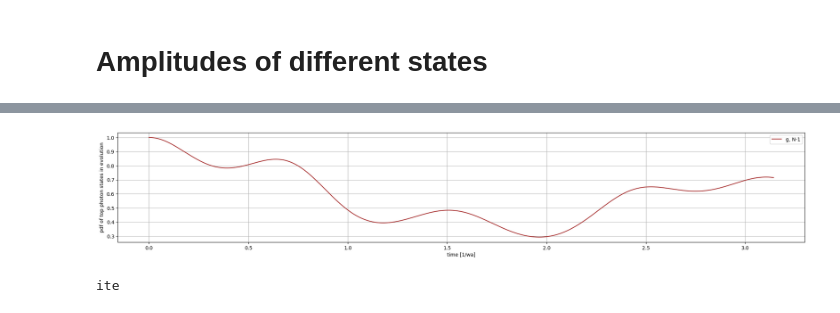
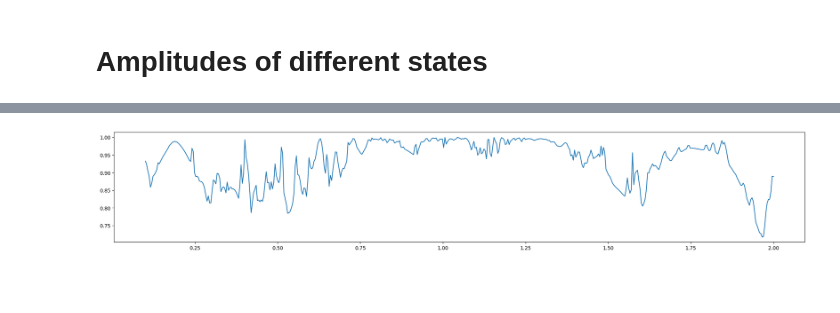
Before and after one commit to Pablo-The-Squirell/Simplest-JC-Model-E-state-Finder, a Jupyter notebook: Codes/Time_evolution.ipynb, the cells around one changed output, grey strips where cells are left out. Drawn from its saved outputs; the diff is of its cells as text; code cells hidden in the pictures; blank space fills up the shorter version.

```diff
--- a/Codes/Time_evolution.ipynb
+++ b/Codes/Time_evolution.ipynb
@@ -138,67 +136,53 @@ drive
 ite
 # %%
-wc= 2
-wa= 2
-d = wa-wc
-Omega = 2
+wa= 1
+# d = wa-wc
+Omega = 0.5
 N= 20
-w= 2
+w = wa
+f = 0.8
+strength = []
+wcs = []
+
 psi0 = tensor(fock(N, 1), fock(2,0))
-psi1 = tensor(fock(N, 0), fock(2,1))
+psi1 = tensor(fock(N, 1), fock(2,1))
 e_N_1 = tensor(fock(N, N-1), fock(2,1))
 g_N_1 = tensor(fock(N, N-1), fock(2,0))
-for f in [2]:
+
+wcs = np.linspace(0.1, 2, 500)
+i= 0
+
+# f = np.linspace(0, 1.5, 100)
+
+for wc in wcs:
+    print(i)
+    i+=1
 
     H_JC_rwa_driven = Hamiltonian( wa, wc, Omega, w, f, N, True, True).H_JC
     # H_JC_rwa_nondriven = Hamiltonian( wa, wc, Omega, w, f, N, True, False).H_JC
-    H_JC_nonrwa_driven = Hamiltonian( wa, wc, w, f, Omega, N ,False,True).H_JC
+    # H_JC_nonrwa_driven = Hamiltonian( wa, wc, w, f, Omega, N ,False,True).H_JC
     # H_JC_nonrwa_nondriven = Hamiltonian( wa, wc, w, f, Omega, N ,False,False).H_JC
-    times = np.linspace(0.0, np.pi*4/Omega, 5000)
+    times = np.linspace(0.0, 40*np.pi/f, 1000)
     tau =times
     mpl.rc("figure", figsize=(25, 4))
-    results_rwa_driven=mesolve(H_JC_rwa_driven, tensor(fock(N, 1), fock(2,0)), tau)
+    results_rwa_driven=mesolve(H_JC_rwa_driven,psi0, tau)
     states_rwa_driven=results_rwa_driven.states
 
     # results_rwa_nondriven=mesolve(H_JC_rwa_nondriven, psi0, tau)
     # states_rwa_nondriven=results_rwa_nondriven.states
 
-    results_nonrwa_driven=mesolve(H_JC_nonrwa_driven, tensor(fock(N, 1), fock(2,0)), tau)
-    states_nonrwa_driven=results_nonrwa_driven.states
+    # results_nonrwa_driven=mesolve(H_JC_nonrwa_driven, psi0, tau)
+    # states_nonrwa_driven=results_nonrwa_driven.states
 
     # results_nonrwa_nondriven=mesolve(H_JC_nonrwa_nondriven, psi0, tau)
     # states_nonrwa_nondriven=results_nonrwa_nondriven.states
 
     # Visualize the results
-    expect_rwa_driven_gg = [((states_rwa_driven[i].overlap(psi0))*np.conjugate(states_rwa_driven[i].overlap(psi0))) for i in range(len(tau))]
-    # expect_rwa_nondriven = [np.sqrt((states_rwa_nondriven[i].overlap(psi0))*np.conjugate(states_rwa_nondriven[i].overlap(psi0))) for i in range(len(tau))]
-    expect_nonrwa_driven = [((states_nonrwa_driven[i].overlap(psi0))*np.conjugate(states_nonrwa_driven[i].overlap(psi0))) for i in range(len(tau))]
-    # expect_nonrwa_nondriven = [np.sqrt((states_nonrwa_nondriven[i].overlap(psi0))*np.conjugate(states_nonrwa_nondriven[i].overlap(psi0))) for i in range(len(tau))]
-    # plt.plot(tau/wa, expect_rwa_driven, label = 'rwa/driven',color="grey")
-    # # plt.plot(tau/wa, expect_rwa_nondriven, label = 'rwa/nondriven',color="orange")
-    # plt.plot(tau/wa, expect_nonrwa_driven, label = 'nonrwa/driven',color="red")
-    # # plt.scatter(tau/wa, expect_nonrwa_nondriven, label = 'nonrwa/nondriven',color="b")
-    # plt.legend()
-    # plt.xlabel('time [1/wa]')
-    # plt.ylabel('pdf of psi0 in evolution')
-    # plt.title('psi0')
-    # plt.grid()
-    # plt.show()
+    expect_rwa_driven_gg = [np.abs(((states_rwa_driven[i].overlap(psi0))))**2 for i in range(len(tau))]
+    expect_rwa_driven_g = [np.abs(((states_rwa_driven[i].overlap(psi1))))**2 for i in range(len(tau))]
 
-    # lines = np.arange(0, 10, 4*np.pi/w)
-    # Visualize the results
-    expect_rwa_driven = [((states_rwa_driven[i].overlap(psi1))*np.conjugate(states_rwa_driven[i].overlap(psi1))) for i in range(len(tau))]
-    expect_rwa_driven_g = [((states_rwa_driven[i].overlap(psi1))*np.conjugate(states_rwa_driven[i].overlap(psi1))) for i in range(len(tau))]
-    # expect_nonrwa_driven = [np.sqrt((states_nonrwa_driven[i].overlap(g_N_1))*np.conjugate(states_nonrwa_driven[i].overlap(g_N_1))) for i in range(len(tau))]
-    # expect_nonrwa_nondriven = [np.sqrt((states_nonrwa_nondriven[i].overlap(psi1))*np.conjugate(states_nonrwa_nondriven[i].overlap(psi1))) for i in range(len(tau))]
-    # plt.plot(tau/wa, expect_rwa_driven, label = 'e, N-1',color="green")
-    plt.plot(tau/wa, np.array(expect_rwa_driven_g)+np.array(expect_rwa_driven_gg), label = 'g, N-1',color="brown")
-    # plt.vlines(lines, ymin = 0, ymax = np.max(expect_rwa_driven_g))
-    # plt.plot(tau/wa, expect_nonrwa_driven, label = 'nonrwa/driven',color="blue")
-    # plt.scatter(tau/wa, expect_nonrwa_nondriven, label = 'nonrwa/nondriven',color="b")
-    plt.legend()
-    plt.xlabel('time [1/wa]')
-    plt.ylabel('pdf of top photon states in evolution')
-    plt.grid()
-    plt.show()
-    print('ite')
+    strength.append(np.min(np.array(expect_rwa_driven_g)+np.array(expect_rwa_driven_gg)))
+    # wcs.append(wc)
+plt.plot(wcs, 1-np.array(strength))
+plt.show()
 # %% [output]
@@ -207,2 +206 @@ drive
-[figure, old version]
+[figure, new version]
-ite
```
Also changed, not shown: parts of 6 cells of this notebook, 2 other files.
